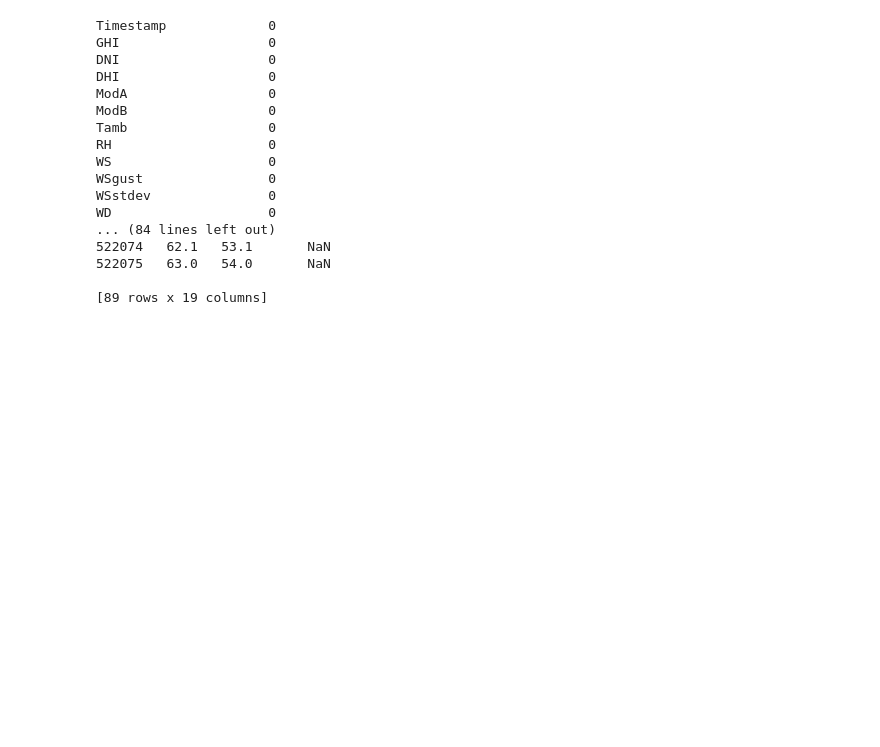
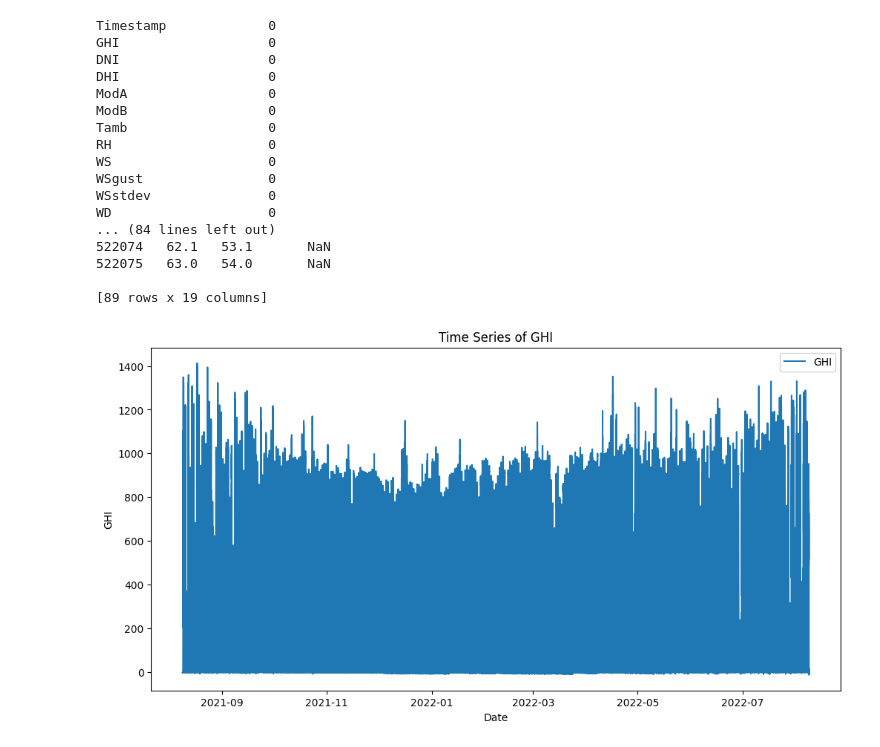
Before and after one commit to Alpha-Mintamir/solar_farm_data_analysis, a Jupyter notebook: notebooks/exploratory_data_analysis.ipynb, the cells around one changed output. Drawn from its saved outputs; the diff is of its cells as text; code cells hidden in the pictures; blank space fills up the shorter version.

Commit message:
Time series with matplotlib

```diff
--- a/notebooks/exploratory_data_analysis.ipynb
+++ b/notebooks/exploratory_data_analysis.ipynb
@@ -99,3 +99,19 @@ WD                    0
 522075   63.0   54.0       NaN
 
 [89 rows x 19 columns]
+# %%
+import matplotlib.pyplot as plt
+
+def plot_time_series(df, column):
+    df['Timestamp'] = pd.to_datetime(df['Timestamp'])
+    plt.figure(figsize=(12, 6))
+    plt.plot(df['Timestamp'], df[column], label=column)
+    plt.xlabel('Date')
+    plt.ylabel(column)
+    plt.title(f'Time Series of {column}')
+    plt.legend()
+    plt.show()
+
+plot_time_series(df_benin, 'GHI')
+# %% [output]
+[figure, added]
```
